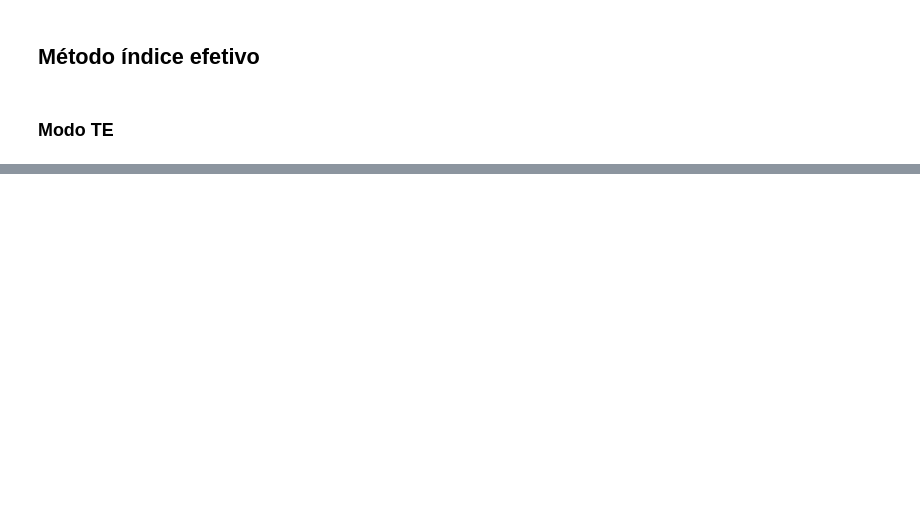
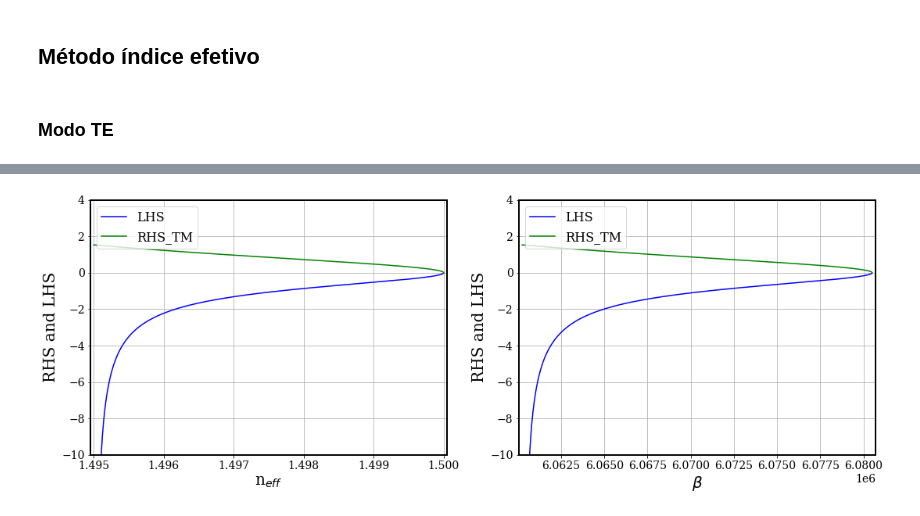
Before and after one commit to CaioRodrigues200/TEEE-2021.1, a Jupyter notebook: Subject Exercises/Exercício 03/Ex3.ipynb, the cells around one changed output, grey strips where cells are left out. Drawn from its saved outputs; the diff is of its cells as text; code cells hidden in the pictures; blank space fills up the shorter version.

```diff
--- a/Subject Exercises/Exercício 03/Ex3.ipynb
+++ b/Subject Exercises/Exercício 03/Ex3.ipynb
@@ -184,0 +187,48 @@ axs[1].grid(True)
+# %%
+nf = 1.5
+ns = 1.495
+nc = 1
+n_diff = nf - ns
+a = 1e-6     # Metade do comprimento
+
+neff = np.linspace(ns,nf,1000)
+beta = neff*k0
+u = a*k0*np.sqrt(nf**2-neff**2)
+v = a*k0*np.sqrt(neff**2-ns**2)
+w = a*k0*np.sqrt(neff**2-nc**2)
+
+leftTE = u*((nf/ns)**2*v+(nf/nc)**2*w)/(u**2-v*w*(nf/nc)**2*(nf/ns)**2)
+leftTE[:-1][np.diff(leftTE) < -5] = np.nan    # NaN = Not a Number
+
+rightTE = np.tan(2*u)
+rightTE[:-1][np.diff(rightTE) < -5] = np.nan    # NaN = Not a Number
+# %%
+vFc = 0.01  # View factor for graphing (set to 0 for original view)
+
+font3 = {'family' : 'serif',
+        'weight' : 'normal',
+        'size'   : 12}
+
+figure1, axs = plt.subplots(1, 2, figsize=(18,6))
+plt.rc('font', **font3)
+plt.rc('axes', linewidth=2)
+
+axs[0].plot(neff, leftTE, label = 'LHS', color = colors[0])
+axs[0].plot(neff, rightTE, label = 'RHS_TM', color = colors[2])
+axs[0].set_xlabel(r'n$_{eff}$', fontsize = 20)
+axs[0].set_ylabel(r'RHS and LHS', fontsize = 20)
+axs[0].set_xlim([ns - n_diff*vFc ,  nf + n_diff*vFc])
+axs[0].set_ylim([-10,4])
+axs[0].legend(loc = 'upper left', fontsize = 16)
+axs[0].grid(True)
+
+axs[1].plot(beta, leftTE, label = 'LHS', color = colors[0])
+axs[1].plot(beta, rightTE, label = 'RHS_TM', color = colors[2])
+axs[1].set_xlabel(r'$\beta$', fontsize = 20)
+axs[1].set_ylabel(r'RHS and LHS', fontsize = 20)
+axs[1].set_xlim([ns*k0 - n_diff*k0*vFc ,  nf*k0 + n_diff*k0*vFc])
+axs[1].set_ylim([-10,4])
+axs[1].legend(loc = 'upper left', fontsize = 16)
+axs[1].grid(True)
+# %% [output]
+[figure, added]
```
Also changed, not shown: parts of 15 cells of this notebook, 3 other files.
